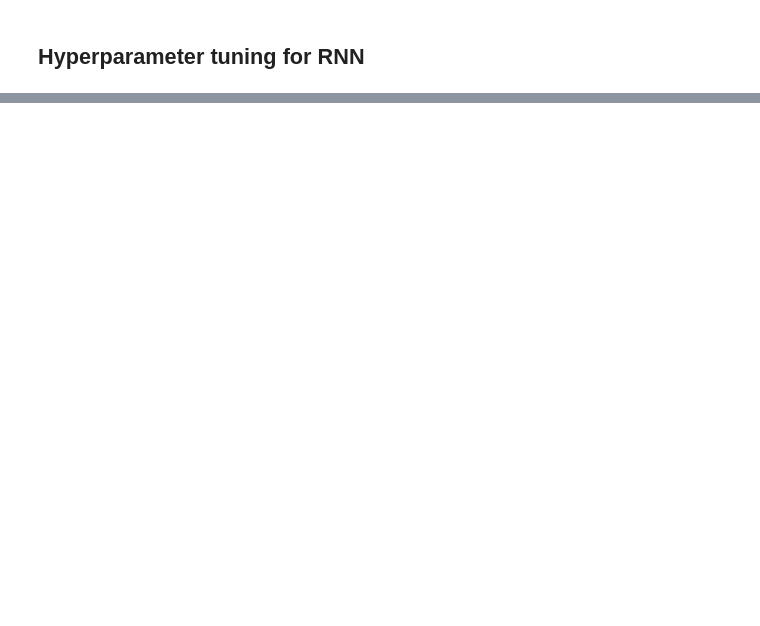
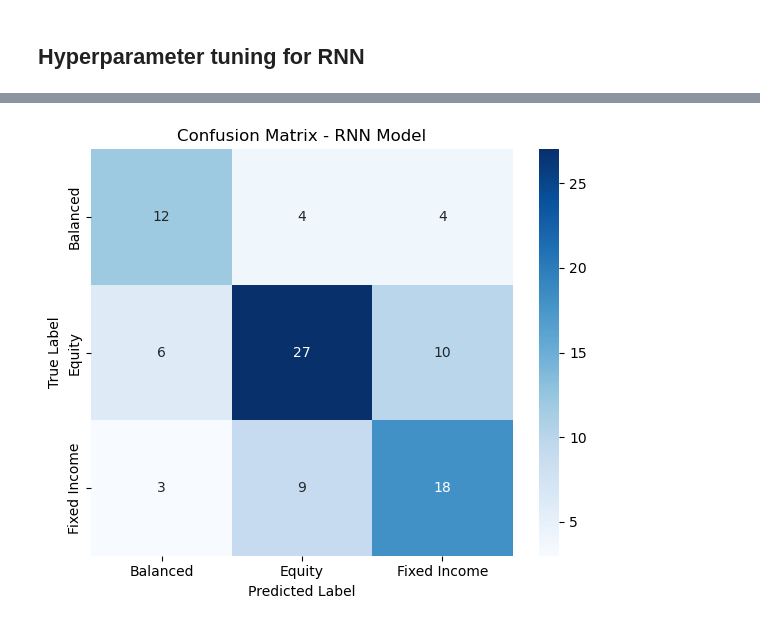
Before and after one commit to jlopes3/MF815_Project, a Jupyter notebook: final_classification.ipynb, the cells around one changed output, grey strips where cells are left out. Cells and saved outputs as stored; diff of their text form; code cells hidden in the pictures; blank space fills up the shorter version.

Commit message:
ran final models

```diff
--- a/Untitled19.ipynb
+++ b/final_classification.ipynb
@@ -860,7 +881,7 @@ def run_RNN_hyperparams(num_words, maxlen, match_bool, word_dimension=50):
         valid_y_RNN[i] = [0, 0, 0]
         valid_y_RNN[i][j] = 1
 
-    class_report = classification_report(label_valid_y,valid_y_CNN)
+    class_report = classification_report(label_valid_y,valid_y_RNN)
     acc = accuracy_score(label_valid_y,valid_y_RNN)
     auc = roc_auc_score(label_valid_y,valid_y_RNN)
     return acc, auc, RNN_model, RNN_history, class_report
@@ -881,0 +950,30 @@ for i in range(len(data_RNN)):
+# %%
+keras_tokenizer = Tokenizer(num_words=num_words)
+
+if match_bool:
+    keras_tokenizer.fit_on_texts(train_X_match)
+else:
+    keras_tokenizer.fit_on_texts(train_X_distance)
+
+word_index = keras_tokenizer.word_index
+
+if match_bool:
+    sequences_test = keras_tokenizer.texts_to_sequences(test_X_match)
+else:
+    sequences_test = keras_tokenizer.texts_to_sequences(test_X_distance)
+
+feature_test = pad_sequences(sequences_test, maxlen=maxlen, dtype=float, padding='post', truncating='post')
+
+y_test_RNN = RNN_model.predict(feature_test)
+test_y_RNN = y_test_RNN.copy()
+for i in range(len(y_test_RNN)):
+    j = np.where(y_test_RNN[i] == np.amax(y_test_RNN[i]))
+    test_y_RNN[i] = [0, 0, 0]
+    test_y_RNN[i][j] = 1
+
+class_report = classification_report(label_test_y,test_y_RNN)
+acc = accuracy_score(label_test_y,test_y_RNN)
+auc = roc_auc_score(label_test_y,test_y_RNN)
+print("Test accuracy: " + str(acc))
+print("Test auc: " + str(auc))
+print(class_report)
@@ -881,0 +994,14 @@ for i in range(len(data_RNN)):
+# %%
+y_true_labels = label_test_y.argmax(axis=1)
+y_pred_labels = test_y_RNN.argmax(axis=1)
+
+cm = confusion_matrix(y_true_labels, y_pred_labels)
+plt.figure(figsize=(6, 5))
+sns.heatmap(cm, annot=True, fmt="d", cmap="Blues", xticklabels=["Balanced", "Equity", "Fixed Income"], yticklabels=["Balanced", "Equity", "Fixed Income"])
+plt.xlabel("Predicted Label")
+plt.ylabel("True Label")
+plt.title("Confusion Matrix - RNN Model")
+plt.tight_layout()
+plt.show()
+# %% [output]
+[figure, added]
```
Also changed, not shown: parts of 12 cells of this notebook, 5 other files.
